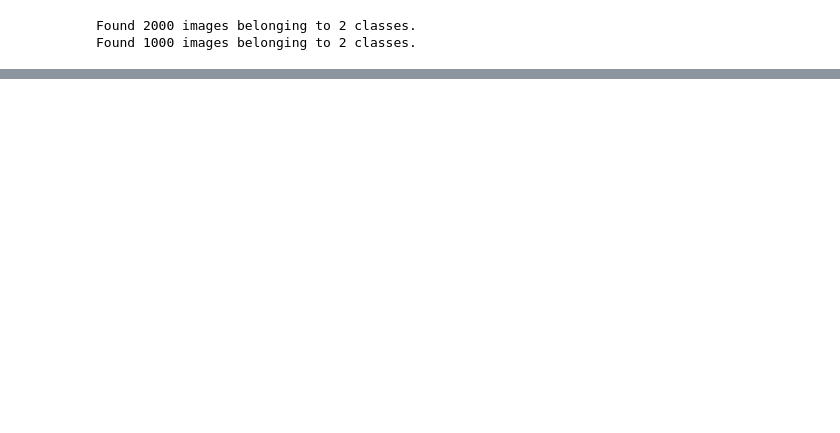
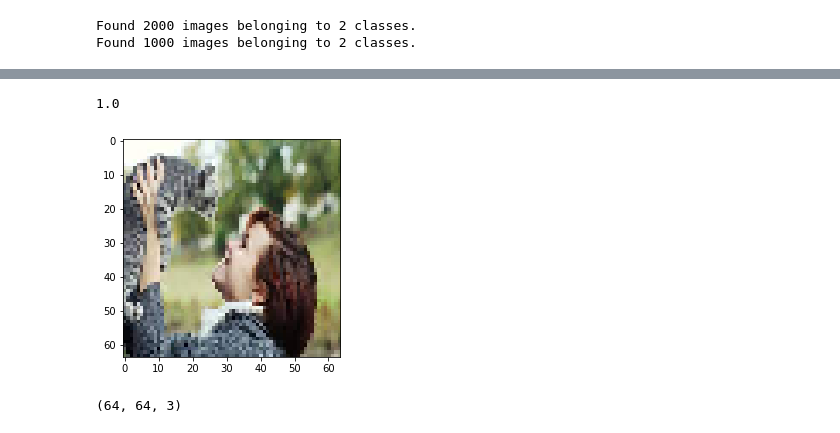
Before and after one commit to ammarak/Dog-Cat-Classification-Using-CNN, a Jupyter notebook: dotcat.ipynb, the cells around one changed output, grey strips where cells are left out. Cells and saved outputs as stored; diff of their text form; code cells hidden in the pictures; blank space fills up the shorter version.

```diff
--- a/dotcat.ipynb
+++ b/dotcat.ipynb
@@ -156,0 +159,5 @@ Its a Dog
+# %%
+test_image = image.load_img('Cat_test.jpg', target_size = (64, 64))
+test_image = image.img_to_array(test_image)
+test_image = np.expand_dims(test_image, axis = 0)
+result = loaded_model.predict(test_image)
@@ -156,0 +168,10 @@ Its a Dog
+# %%
+test_image = image.load_img('last_cat.jfif', target_size = (64, 64))
+plt.imshow(test_image)
+test_image = image.img_to_array(test_image)
+test_image = np.expand_dims(test_image, axis = 0)
+result = loaded_model.predict(test_image)
+result[0][0]
+# %% [output]
+1.0
+[figure, added]
@@ -156,0 +181,4 @@ Its a Dog
+# %%
+test_image.shape
+# %% [output]
+(64, 64, 3)
```
Also changed, not shown: parts of 18 cells of this notebook.
